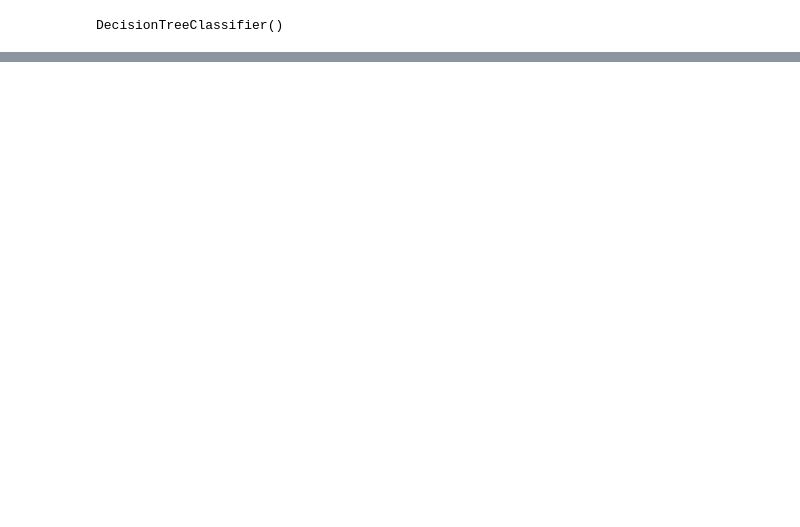
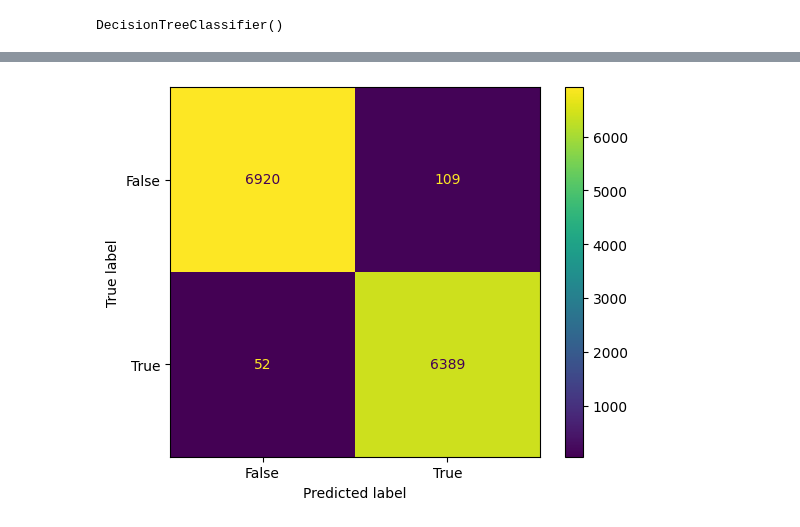
Before and after one commit to rishidholkheria/Fake-News-Detection-App, a Jupyter notebook: fnd.ipynb, the cells around one changed output, grey strips where cells are left out. Cells and saved outputs as stored; diff of their text form; code cells hidden in the pictures; blank space fills up the shorter version.

```diff
--- a/fnd.ipynb
+++ b/fnd.ipynb
@@ -296,0 +345,8 @@ weighted avg       1.00      1.00      1.00     13470
+# %%
+cm_lr = metrics.confusion_matrix(y_test, predict_lr)
+cm_lr_display = metrics.ConfusionMatrixDisplay(confusion_matrix=cm_lr,
+                                            display_labels=[False, True])
+cm_lr_display.plot()
+plt.show()
+# %% [output]
+[figure, added]
```
Also changed, not shown: parts of 16 cells of this notebook.
